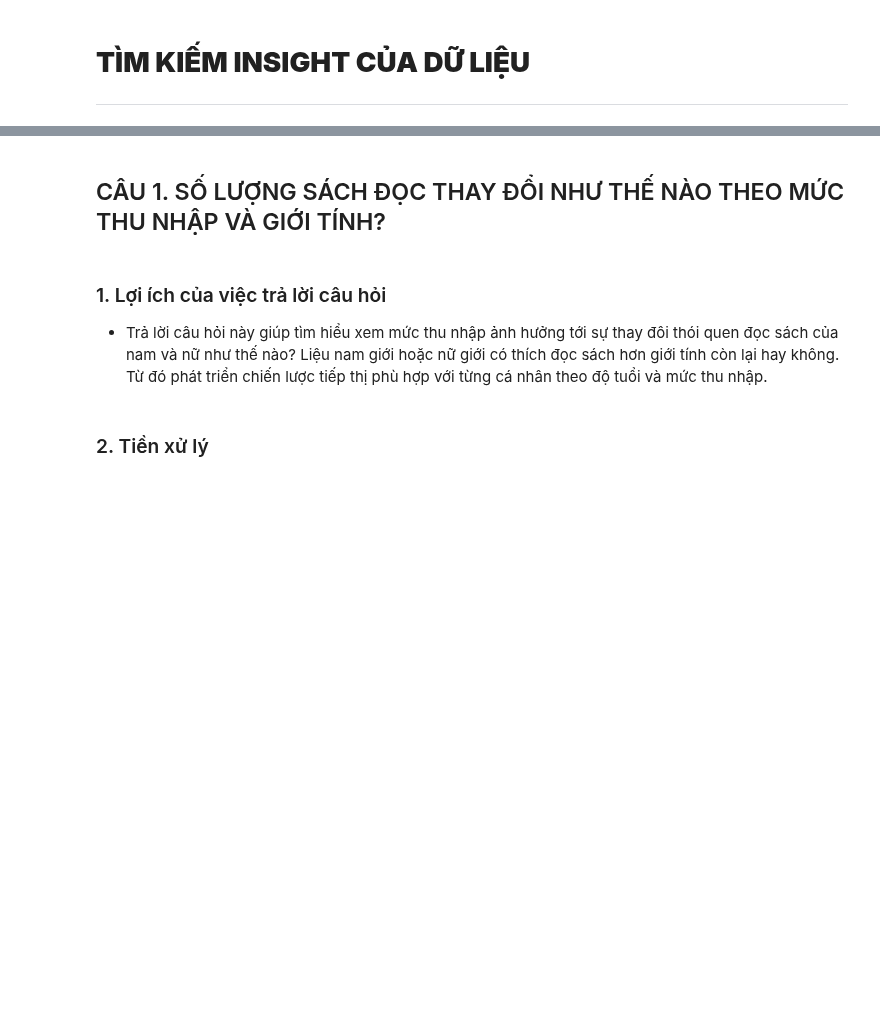
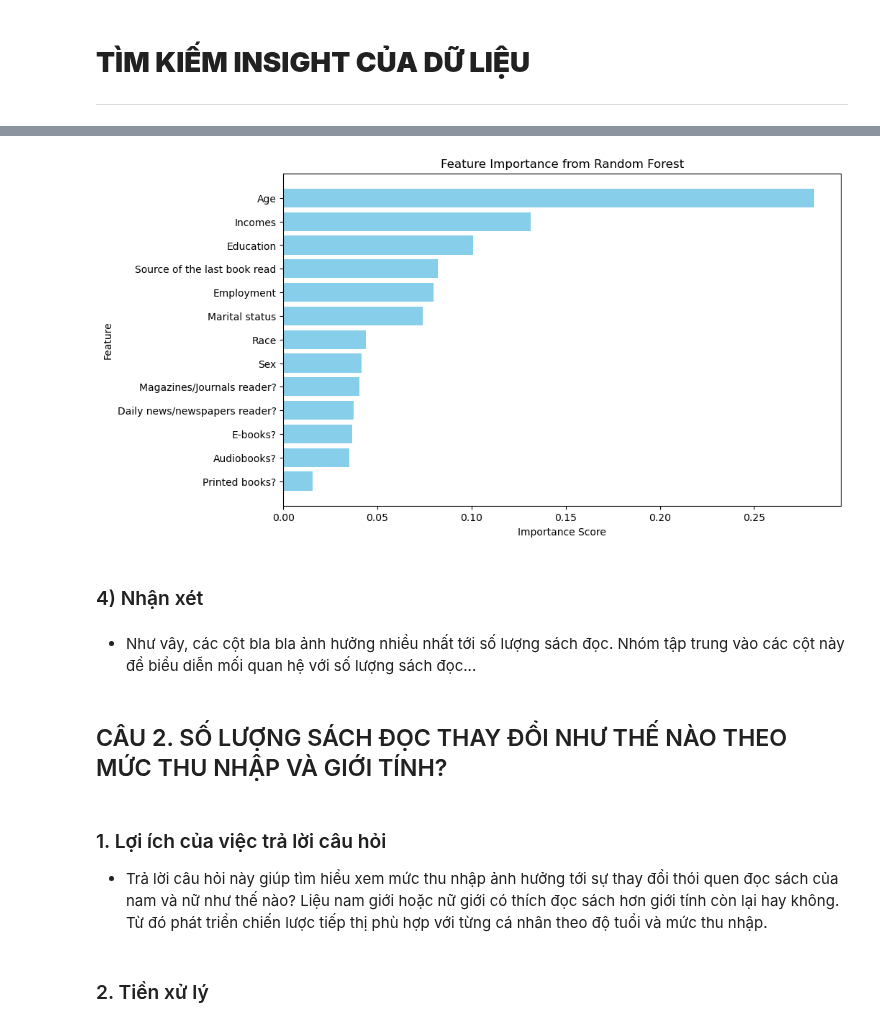
Before and after one commit to neyngnn/LTKHDL, a Jupyter notebook: notebook/Eda.ipynb, the cells around one changed output, grey strips where cells are left out. Cells and saved outputs as stored; diff of their text form; code cells hidden in the pictures; blank space fills up the shorter version.

Commit message:
Add feature selection question

```diff
--- a/notebook/Eda.ipynb
+++ b/notebook/Eda.ipynb
@@ -18,0 +52,22 @@ df.head()
+# %%
+# Tách đặc trưng và mục tiêu
+X = data.drop(columns=['Number of books read'])
+y = data['Number of books read']
+# %%
+# Encode các cột object
+label_encoders = {}
+for col in X.select_dtypes(include='object').columns:
+    le = LabelEncoder()
+    X[col] = le.fit_transform(X[col])
+    label_encoders[col] = le
+# %%
+# Chia dữ liệu thành tập train/test
+X_train, X_test, y_train, y_test = train_test_split(X, y, test_size=0.2, random_state=42)
+
+# Áp dụng Random Forest
+model = RandomForestRegressor(n_estimators=100, random_state=42)
+model.fit(X_train, y_train)
+
+# Lấy độ quan trọng của các đặc trưng
+feature_importances = model.feature_importances_
+feature_names = X.columns
@@ -19,9 +88,23 @@ df.head()
+# %%
+plt.figure(figsize=(10, 6))
+plt.barh(importance_df['Feature'], importance_df['Importance'], color='skyblue')
+plt.gca().invert_yaxis()
+plt.title('Feature Importance from Random Forest')
+plt.xlabel('Importance Score')
+plt.ylabel('Feature')
+plt.show()
+# %% [output]
+[figure, added]
+# %% [markdown]
+### 4) Nhận xét
+# %% [markdown]
+- Như vây, các cột bla bla ảnh hưởng nhiều nhất tới số lượng sách đọc. Nhóm tập trung vào các cột này để biểu diễn mối quan hệ với số lượng sách đọc...
 # %% [markdown]
-## CÂU 1. SỐ LƯỢNG SÁCH ĐỌC THAY ĐỔI NHƯ THẾ NÀO THEO MỨC THU NHẬP VÀ GIỚI TÍNH?
+## CÂU 2. SỐ LƯỢNG SÁCH ĐỌC THAY ĐỔI NHƯ THẾ NÀO THEO MỨC THU NHẬP VÀ GIỚI TÍNH?
 # %% [markdown]
 ### 1. Lợi ích của việc trả lời câu hỏi
 
-- Trả lời câu hỏi này giúp tìm hiểu xem mức thu nhập ảnh hưởng tới sự thay đôi thói quen đọc sách của nam và nữ như thế nào? Liệu nam giới hoặc nữ giới có thích đọc sách hơn giới tính còn lại hay không. Từ đó phát triển chiến lược tiếp thị phù hợp với từng cá nhân theo độ tuổi và mức thu nhập.
+- Trả lời câu hỏi này giúp tìm hiểu xem mức thu nhập ảnh hưởng tới sự thay đổi thói quen đọc sách của nam và nữ như thế nào? Liệu nam giới hoặc nữ giới có thích đọc sách hơn giới tính còn lại hay không. Từ đó phát triển chiến lược tiếp thị phù hợp với từng cá nhân theo độ tuổi và mức thu nhập.
 # %% [markdown]
 ### 2. Tiền xử lý
 # %% [markdown]
```
Also changed, not shown: parts of 11 cells of this notebook.
